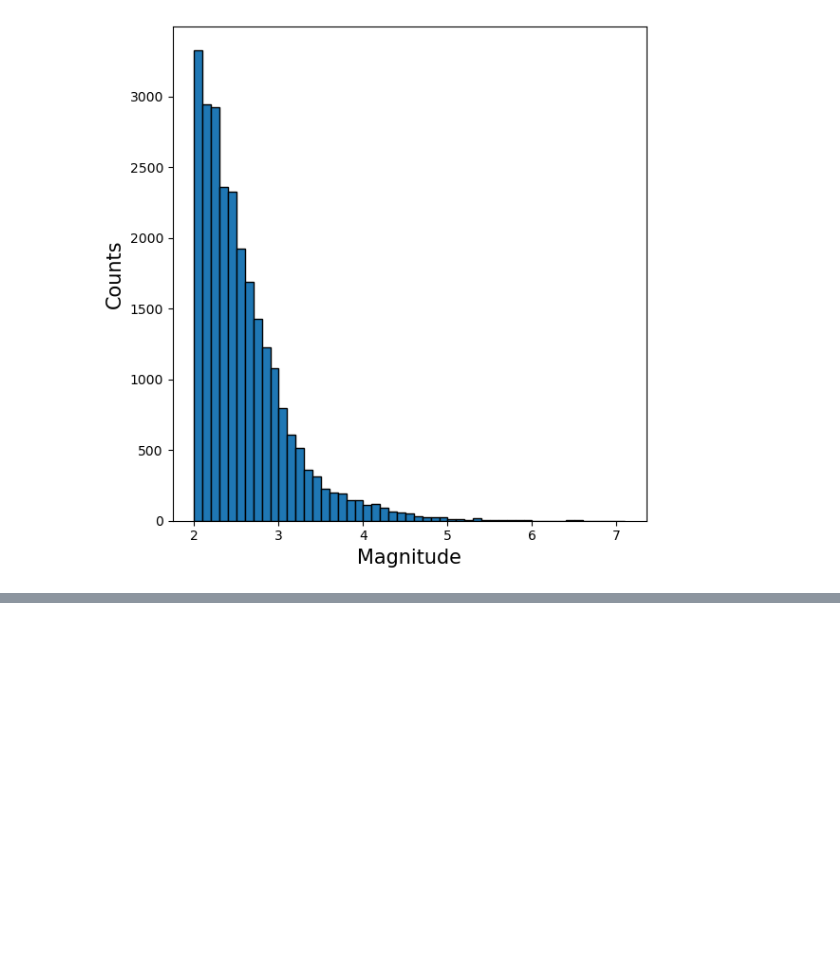
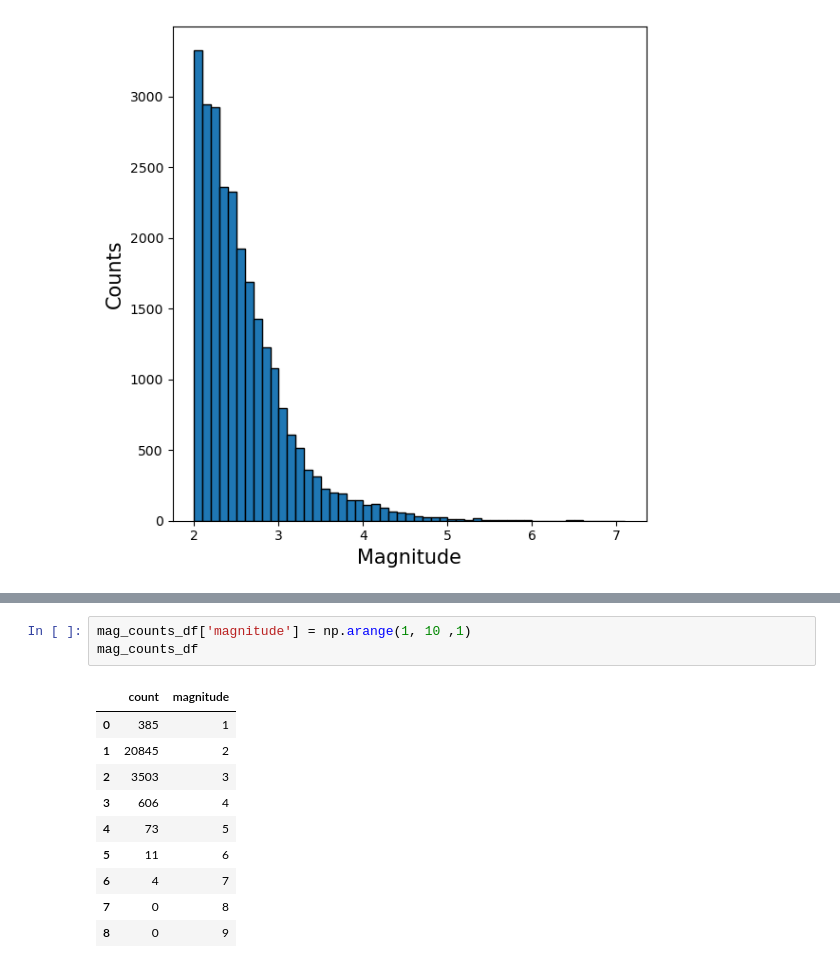
Before and after one commit to arif-geo/e_sci_data_analysis_test, a Jupyter notebook: eart_sci_data_analysis/HW_3/Linear_regression_on_earthquake_data.ipynb, the cells around one changed output, grey strips where cells are left out. Drawn from its saved outputs; the diff is of its cells as text; blank space fills up the shorter version.

```diff
--- a/eart_sci_data_analysis/HW_3/Linear_regression_on_earthquake_data.ipynb
+++ b/eart_sci_data_analysis/HW_3/Linear_regression_on_earthquake_data.ipynb
@@ -143,3 +145,17 @@ plt.show()
+# %%
+mag_counts_df['magnitude'] = np.arange(1, 10 ,1)
+mag_counts_df
+# %% [output]
+|  | count | magnitude |
+| 0 | 385 | 1 |
+| 1 | 20845 | 2 |
+| 2 | 3503 | 3 |
+| 3 | 606 | 4 |
+| 4 | 73 | 5 |
+| 5 | 11 | 6 |
+| 6 | 4 | 7 |
+| 7 | 0 | 8 |
+| 8 | 0 | 9 |
 # %%
 """ calculate b-value using linear regression """
 from scipy import stats
```
Also changed, not shown: parts of 4 cells of this notebook, 1 other file.
